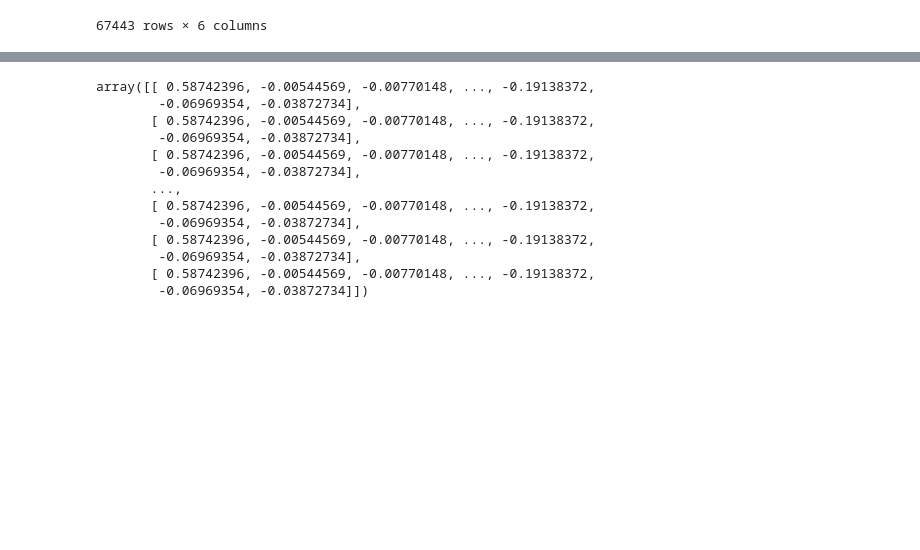
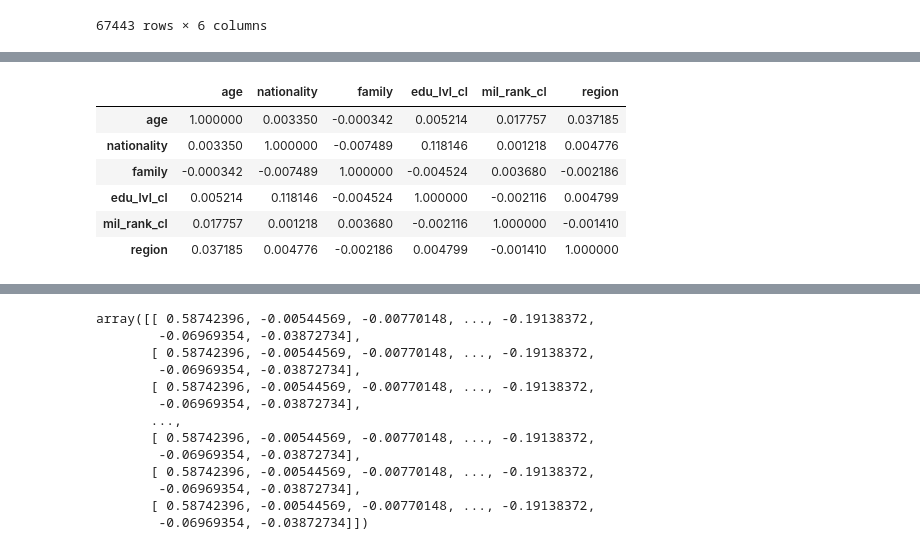
Before and after one commit to DHushchin/orc_analysis, a Jupyter notebook: orc-regression.ipynb, the cells around one changed output, grey strips where cells are left out. Cells and saved outputs as stored; diff of their text form; code cells hidden in the pictures; blank space fills up the shorter version.

```diff
--- a/orc-regression.ipynb
+++ b/orc-regression.ipynb
@@ -21,0 +76,15 @@ orcs
+# %%
+temp_orcs = orcs
+
+for i in range(size):
+    temp_orcs[lables[i]] = features[lables[i]]
+
+temp_orcs.corr()
+# %% [output]
+|  | age | nationality | family | edu_lvl_cl | mil_rank_cl | region |
+| age | 1.000000 | 0.003350 | -0.000342 | 0.005214 | 0.017757 | 0.037185 |
+| nationality | 0.003350 | 1.000000 | -0.007489 | 0.118146 | 0.001218 | 0.004776 |
+| family | -0.000342 | -0.007489 | 1.000000 | -0.004524 | 0.003680 | -0.002186 |
+| edu_lvl_cl | 0.005214 | 0.118146 | -0.004524 | 1.000000 | -0.002116 | 0.004799 |
+| mil_rank_cl | 0.017757 | 0.001218 | 0.003680 | -0.002116 | 1.000000 | -0.001410 |
+| region | 0.037185 | 0.004776 | -0.002186 | 0.004799 | -0.001410 | 1.000000 |
```
Also changed, not shown: parts of 7 cells of this notebook.
